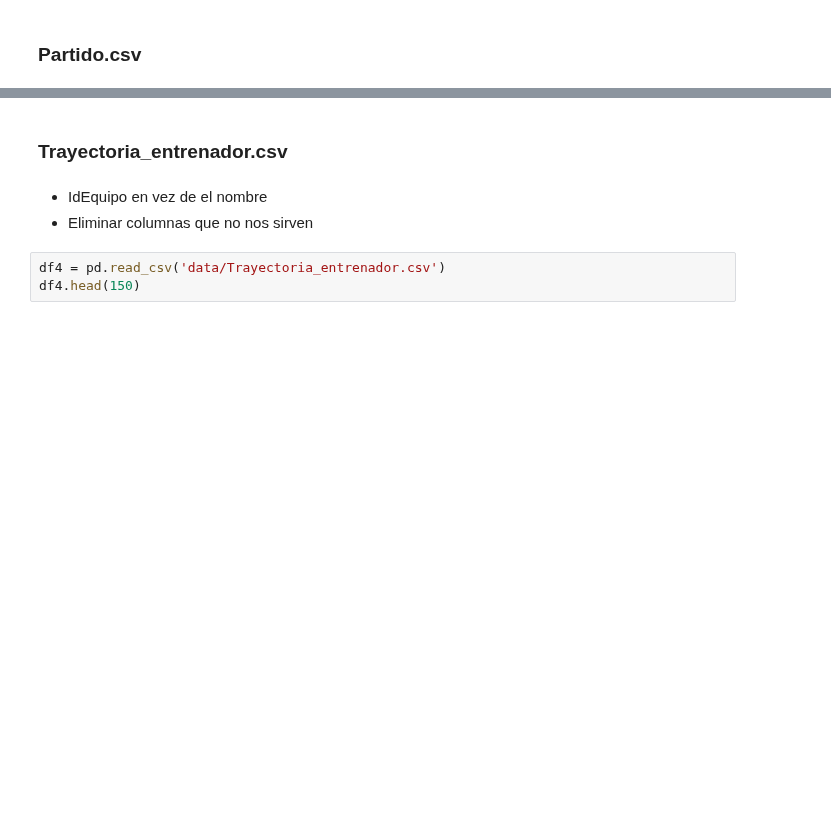
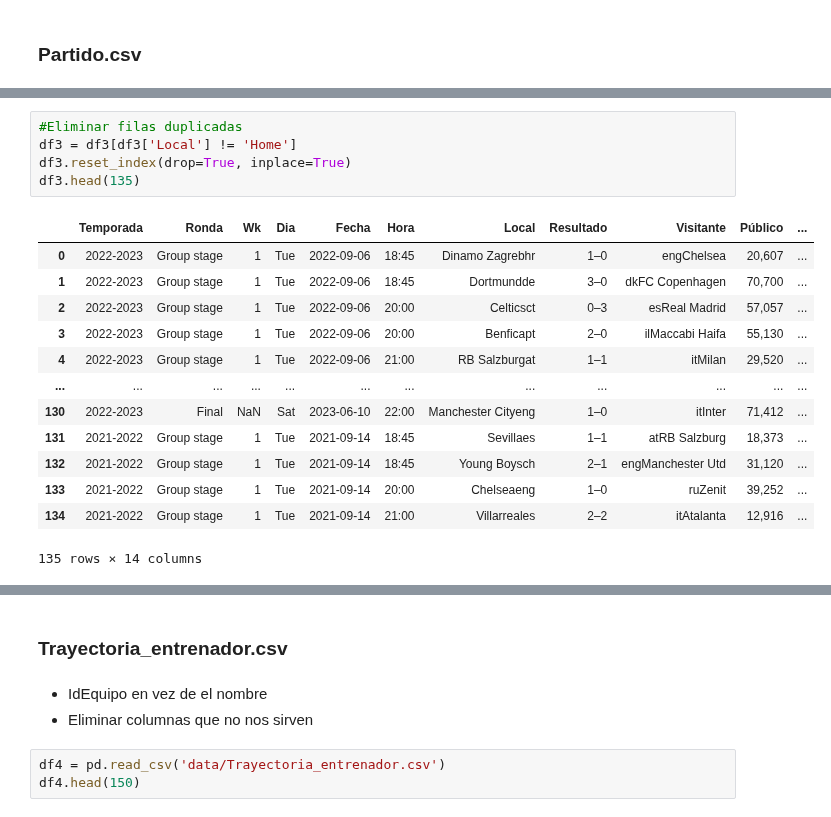
Before and after one commit to crltsnch/Champions_23-24, a Jupyter notebook: preparacion.ipynb, the cells around one changed output, grey strips where cells are left out. Cells and saved outputs as stored; diff of their text form; blank space fills up the shorter version.

```diff
--- a/preparacion.ipynb
+++ b/preparacion.ipynb
@@ -85,0 +105,19 @@ df3.head(260)
+# %%
+#Eliminar filas duplicadas
+df3 = df3[df3['Local'] != 'Home']
+df3.reset_index(drop=True, inplace=True)
+df3.head(135)
+# %% [output]
+|  | Temporada | Ronda | Wk | Dia | Fecha | Hora | Local | Resultado | Visitante | Público | ... |
+| 0 | 2022-2023 | Group stage | 1 | Tue | 2022-09-06 | 18:45 | Dinamo Zagrebhr | 1–0 | engChelsea | 20,607 | ... |
+| 1 | 2022-2023 | Group stage | 1 | Tue | 2022-09-06 | 18:45 | Dortmundde | 3–0 | dkFC Copenhagen | 70,700 | ... |
+| 2 | 2022-2023 | Group stage | 1 | Tue | 2022-09-06 | 20:00 | Celticsct | 0–3 | esReal Madrid | 57,057 | ... |
+| 3 | 2022-2023 | Group stage | 1 | Tue | 2022-09-06 | 20:00 | Benficapt | 2–0 | ilMaccabi Haifa | 55,130 | ... |
+| 4 | 2022-2023 | Group stage | 1 | Tue | 2022-09-06 | 21:00 | RB Salzburgat | 1–1 | itMilan | 29,520 | ... |
+| ... | ... | ... | ... | ... | ... | ... | ... | ... | ... | ... | ... |
+| 130 | 2022-2023 | Final | NaN | Sat | 2023-06-10 | 22:00 | Manchester Cityeng | 1–0 | itInter | 71,412 | ... |
+| 131 | 2021-2022 | Group stage | 1 | Tue | 2021-09-14 | 18:45 | Sevillaes | 1–1 | atRB Salzburg | 18,373 | ... |
+| 132 | 2021-2022 | Group stage | 1 | Tue | 2021-09-14 | 18:45 | Young Boysch | 2–1 | engManchester Utd | 31,120 | ... |
+| 133 | 2021-2022 | Group stage | 1 | Tue | 2021-09-14 | 20:00 | Chelseaeng | 1–0 | ruZenit | 39,252 | ... |
+| 134 | 2021-2022 | Group stage | 1 | Tue | 2021-09-14 | 21:00 | Villarreales | 2–2 | itAtalanta | 12,916 | ... |
+135 rows × 14 columns
```
Also changed, not shown: parts of 6 cells of this notebook.
